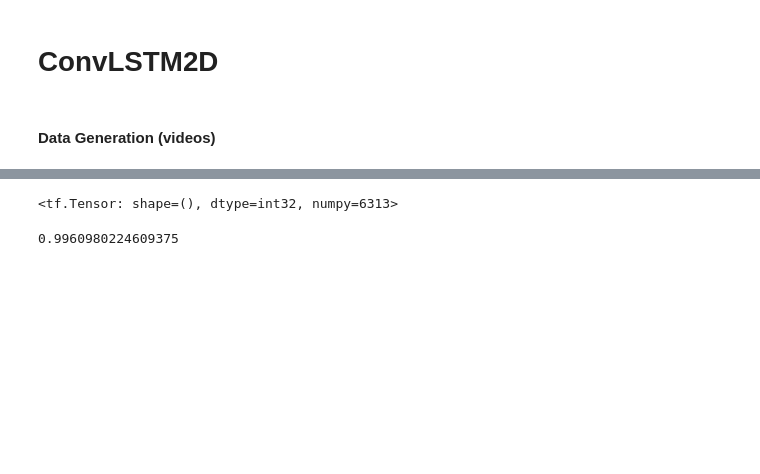
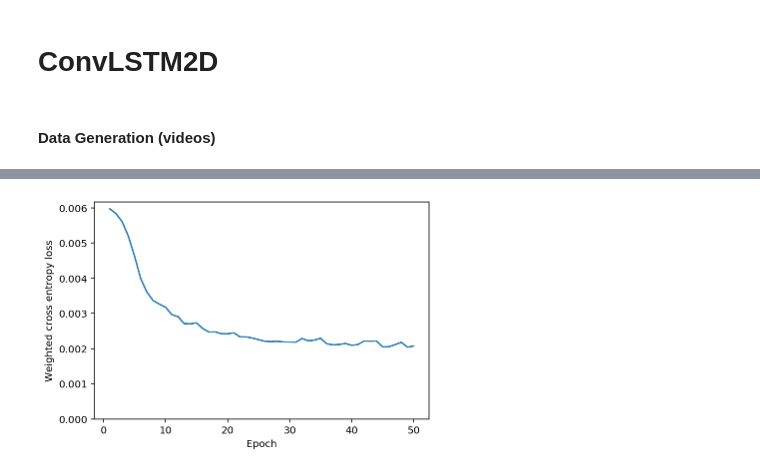
Before and after one commit to YoussefAithaddou/particle-detection-and-prediction, a Jupyter notebook: particle_detection.ipynb, the cells around one changed output, grey strips where cells are left out. Saved outputs shown, nothing was run; the diff lists cells and outputs as text; code cells hidden in the pictures; blank space fills up the shorter version.

```diff
--- a/particle_detection.ipynb
+++ b/particle_detection.ipynb
@@ -233,10 +233,26 @@ interactive(children=(IntSlider(value=0, description='t', max=19), Checkbox(valu
 # %% [markdown]
 #### Data Generation (videos)
 # %%
-train_size = 40
-val_size = 3
-Nt = 10
-pt_video = Particle_Tracking_Training_Data(Nt)
+'''
+train_size2 = 20
+val_size2 = 3
+Nt2 = 10
+pt_video = Particle_Tracking_Training_Data(Nt2)
 
-train_vid2, train_labels2, train_tracks2 = generate_data(train_size, pt_video, kappa, a, IbackLevel, Nparticles, sigma_motion)
-val_vid2, val_labels2, val_tracks2 = generate_data(val_size, pt_video, kappa, a, IbackLevel, Nparticles, sigma_motion)
+train_vid2, train_labels2, train_tracks2 = generate_data(train_size2, pt_video, kappa, a, IbackLevel, Nparticles, sigma_motion)
+val_vid2, val_labels2, val_tracks2 = generate_data(val_size2, pt_video, kappa, a, IbackLevel, Nparticles, sigma_motion)
+'''
+# %%
+loss_list2 = list()
+acc_train_list2 = list()
+recall_train_list2 = list()
+prec_train_list2 = list()
+f1_train_list2 = list()
+
+class SaveBatchLoss2(tf.keras.callbacks.Callback):
+    def on_train_batch_end(self, batch, logs=None):
+        loss_list2.append(logs['loss'])
+        acc_train_list2.append(logs['accuracy'])
+        recall_train_list2.append(logs['recall_1'])
+        prec_train_list2.append(logs['precision_1'])
+        f1_train_list2.append(logs['f1_score'])
@@ -243,6 +265,6 @@ val_vid2, val_labels2, val_tracks2 = generate_data(val_size, pt_video, kappa, a,
 # %%
-batch_size = 1
-epochs = 5
+batch_size = 2
+epochs = 50
 
 model2 = Sequential()
 model2.add(Input((Nt,128,128,1)))
@@ -255,11 +277,11 @@ model2.add(ConvLSTM2D(2, kernel_size=(3, 3), padding='same', strides=(1,1),
 model2.add(Activation('sigmoid'))
 
 model2.compile(optimizer='adam',
-            loss=weightedLoss(keras.losses.categorical_crossentropy, [0.0039, 0.9961]),
+            loss=weightedLoss(keras.losses.categorical_crossentropy, [0.005, 0.995]),
             metrics=['accuracy', tf.keras.metrics.Precision(name='precision_1', class_id=1),
                       tf.keras.metrics.Recall(name='recall_1', class_id=1), f1_score])
 
 num_batches = int(train_size/batch_size)
-model2.fit(train_vid2, train_labels2, steps_per_epoch=num_batches, epochs=epochs, verbose=1,
-          validation_data=(val_vid2, val_labels2))
+model2.fit(train_vid, train_labels, steps_per_epoch=num_batches, epochs=epochs, verbose=1,
+          validation_data=(val_vid, val_labels), callbacks=SaveBatchLoss2())
 # %% [output]
@@ -269,11 +306,11 @@ Epoch 2/5
-# %%
-tf.math.reduce_sum(train_labels2[:,:,:,:,1])
-# %% [output]
-<tf.Tensor: shape=(), dtype=int32, numpy=6313>
-# %%
-1-6393/(10*10*128*128)
-# %% [output]
-0.9960980224609375
+# %%
+plt.plot(range(1,epochs+1), loss_list2[num_batches-1::num_batches])
+plt.xlabel('Epoch')
+plt.ylabel('Weighted cross entropy loss')
+plt.ylim(0)
+plt.show()
+# %% [output]
+[figure, added]
 # %%
 model2.summary()
 # %% [output]
```
Also changed, not shown: parts of 12 cells of this notebook.
